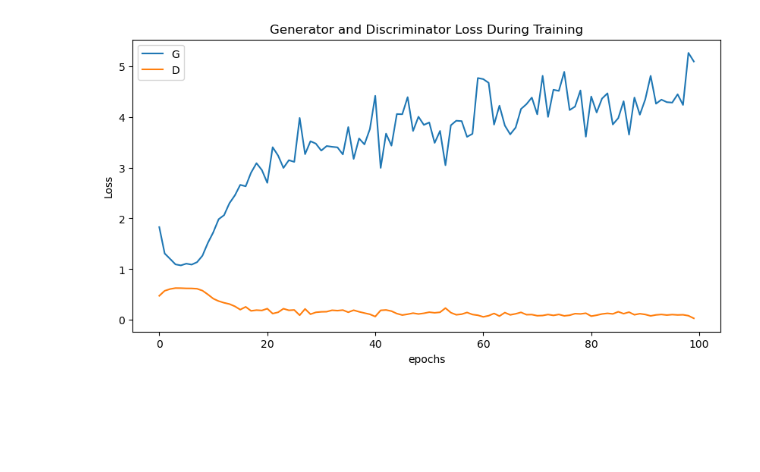
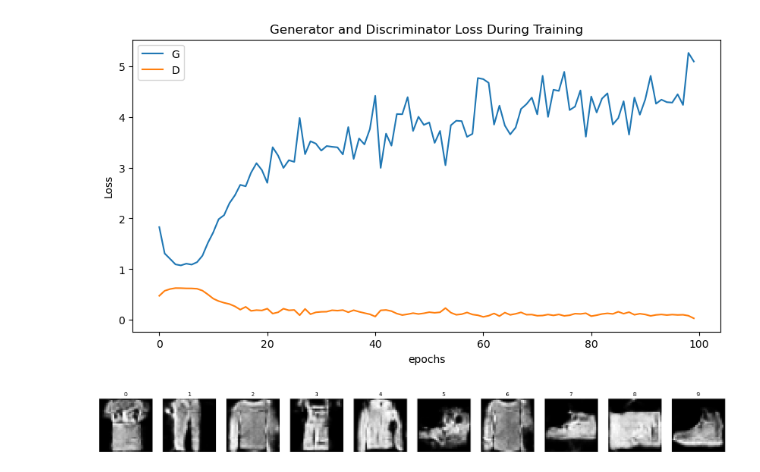
Before and after one commit to Anya-RB-Chen/GAN_Fashion, a Jupyter notebook: cGAN.ipynb, the cells around one changed output. Drawn from its saved outputs; the diff is of its cells as text; code cells hidden in the pictures; blank space fills up the shorter version.

Commit message:
update the randomly generate

```diff
--- a/cGAN.ipynb
+++ b/cGAN.ipynb
@@ -30,7 +30,7 @@ NUM_CLASSES = 10
 LABEL_EMBED_SIZE = 5
 
 IMAGES_DISPLAY_PER_CLASS = 20
-LOAD_MODEL = False
+LOAD_MODEL = True
 # %%
 transform = transforms.Compose([transforms.Resize((32, 32)), transforms.ToTensor(), transforms.Normalize((0.5,), (0.5,))])
 dataset = datasets.FashionMNIST(root = DATA_PATH, train = True, download = True, transform = transform)
@@ -302,3 +313,29 @@ plt.legend()
 plt.show()
 # %% [output]
 [figure]
+# %%
+# show the generating fashion images randomly
+def generate_image_randomly(generator):
+    generator.eval()
+    z = torch.randn(1, Z_DIM)
+    if torch.cuda.is_available():
+        generator = generator.cuda()
+        z = z.cuda()
+
+    # generate image each label one time
+    fig = plt.figure(figsize=(25, 4))
+    for i in range(NUM_CLASSES):
+        y = torch.tensor([i])
+        if torch.cuda.is_available():
+            y = y.cuda()
+        image = generator(z, y).squeeze()
+        image = image.detach().cpu().numpy()
+        plt.subplot(1, NUM_CLASSES, i+1)
+        plt.title(str(i))
+        plt.imshow(image, cmap='gray')
+        plt.axis('off')
+    plt.show()
+
+generate_image_randomly(generator)
+# %% [output]
+[figure, added]
```
Also changed, not shown: parts of 3 cells of this notebook, 2 other files.
